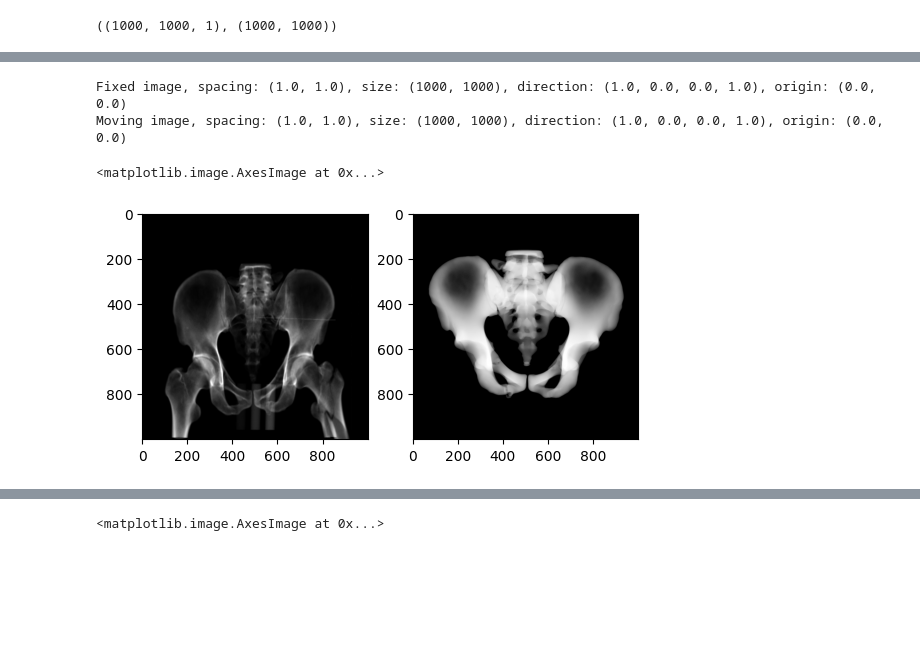
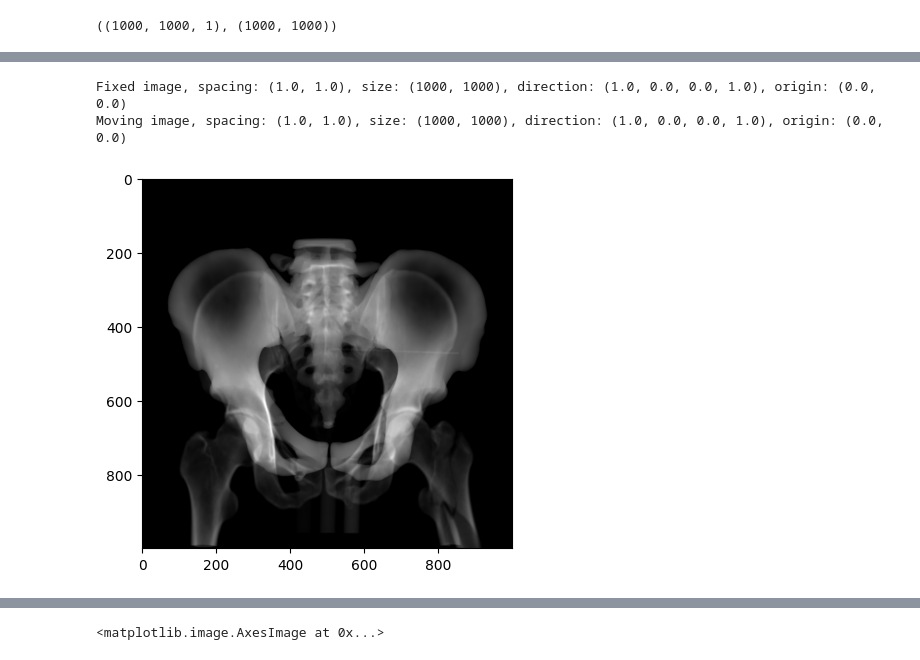
Before and after one commit to Vojtech-Benda/ca_isf, a Jupyter notebook: sitkRegistration.ipynb, the cells around one changed output, grey strips where cells are left out. Drawn from its saved outputs; the diff is of its cells as text; code cells hidden in the pictures; blank space fills up the shorter version.

```diff
--- a/sitkRegistration.ipynb
+++ b/sitkRegistration.ipynb
@@ -20,17 +49,16 @@ ax1[1].imshow(sitk.GetArrayViewFromImage(intraopImageInverted), cmap="gray")
 # %%
 fixedImage = intraopImageInverted
 movingImage = preopImage[:, :, 0]
 movingImage.SetOrigin(fixedImage.GetOrigin())
 movingImage.SetSpacing(fixedImage.GetSpacing())
 print(f"Fixed image, spacing: {fixedImage.GetSpacing()}, size: {fixedImage.GetSize()}, direction: {fixedImage.GetDirection()}, origin: {fixedImage.GetOrigin()}")
 print(f"Moving image, spacing: {movingImage.GetSpacing()}, size: {movingImage.GetSize()}, direction: {movingImage.GetDirection()}, origin: {movingImage.GetOrigin()}")
-fig2, ax2 = plt.subplots(1, 2)
-ax2[0].imshow(sitk.GetArrayViewFromImage(preopImage)[0, ...], cmap="gray")
-ax2[1].imshow(sitk.GetArrayViewFromImage(intraopImageInverted), cmap="gray")
+plt.imshow(sitk.GetArrayViewFromImage(fixedImage), cmap="gray")
+plt.imshow(sitk.GetArrayViewFromImage(movingImage), cmap="gray", alpha=0.5)
+plt.show()
 # %% [output]
 Fixed image, spacing: (1.0, 1.0), size: (1000, 1000), direction: (1.0, 0.0, 0.0, 1.0), origin: (0.0, 0.0)
 Moving image, spacing: (1.0, 1.0), size: (1000, 1000), direction: (1.0, 0.0, 0.0, 1.0), origin: (0.0, 0.0)
-<matplotlib.image.AxesImage at 0x...>
-[figure, old version]
+[figure, new version]
 # %%
 initialTransform = sitk.CenteredTransformInitializer(fixedImage, movingImage,
```
Also changed, not shown: parts of 10 cells of this notebook, 2 other files.
